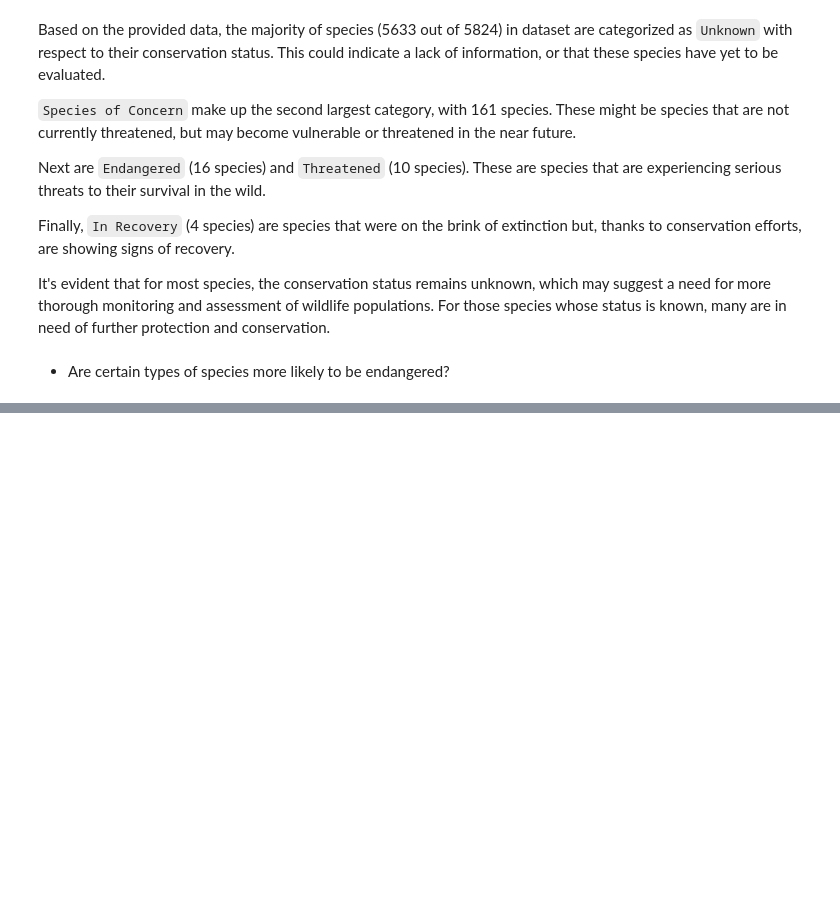
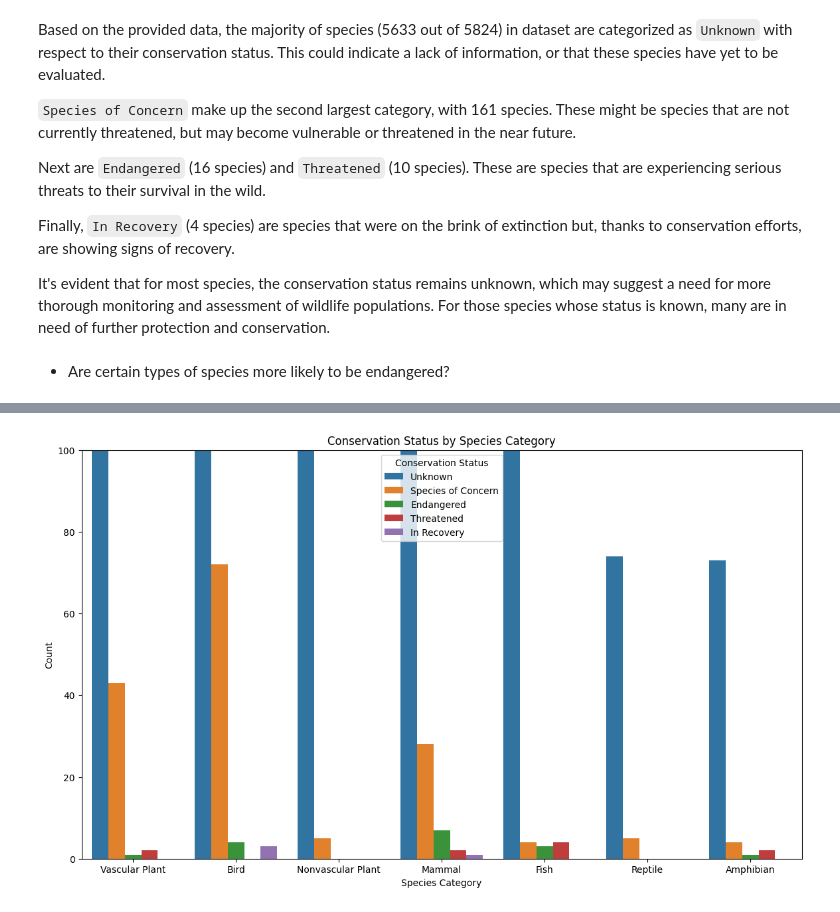
Before and after one commit to davniysons/Codecademy-Data-Science-Portfolio, a Jupyter notebook: biodiversity.ipynb, the cells around one changed output, grey strips where cells are left out. Drawn from its saved outputs; the diff is of its cells as text; code cells hidden in the pictures; blank space fills up the shorter version.

```diff
--- a/biodiversity.ipynb
+++ b/biodiversity.ipynb
@@ -101,3 +103,9 @@ Finally, `In Recovery` (4 species) are species that were on the brink of extinct
 It's evident that for most species, the conservation status remains unknown, which may suggest a need for more thorough monitoring and assessment of wildlife populations. For those species whose status is known, many are in need of further protection and conservation.
 # %% [markdown]
 - Are certain types of species more likely to be endangered?
+# %%
+endangered_counts = species.groupby(['category', 'conservation_status'])['scientific_name'].count().reset_index()
+
+endangered_counts = endangered_counts.rename(columns = {'scientific_name': 'count'})
+
+endangered_counts = endangered_counts.sort_values(by='count', ascending=False)
@@ -103,0 +132,11 @@ It's evident that for most species, the conservation status remains unknown, whi
+# %%
+plt.figure(figsize=(14, 8))
+sns.barplot(x='category', y='count', hue='conservation_status', data=endangered_counts)
+plt.title('Conservation Status by Species Category')
+plt.xlabel('Species Category')
+plt.ylabel('Count')
+plt.legend(title='Conservation Status')
+plt.ylim(0, 100)
+plt.show()
+# %% [output]
+[figure, added]
```
Also changed, not shown: parts of 13 cells of this notebook, 1 other file.
